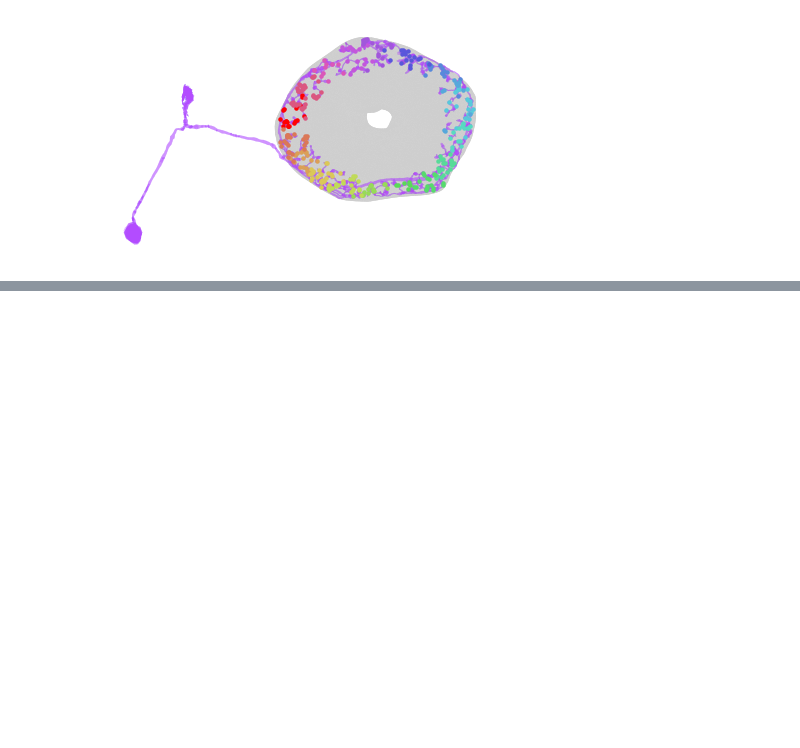
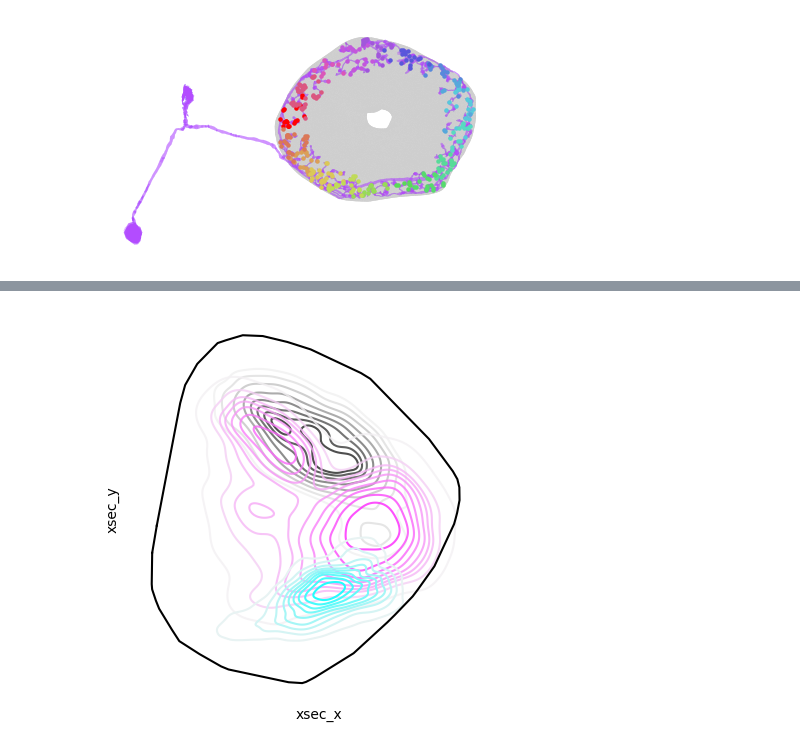
Before and after one commit to yfisher-lab/NeuromodPlasticity, a Jupyter notebook: NeuromodPlasticity/figures/connectomics/ring_synapse_visualization.ipynb, the cells around one changed output, grey strips where cells are left out. Saved outputs shown, nothing was run; the diff lists cells and outputs as text; code cells hidden in the pictures; blank space fills up the shorter version.

```diff
--- a/NeuromodPlasticity/figures/connectomics/ring_synapse_visualization.ipynb
+++ b/NeuromodPlasticity/figures/connectomics/ring_synapse_visualization.ipynb
@@ -363,0 +367,46 @@ fig.savefig(figfolder / 'epg_er_synapse_density_xsec.pdf')
+# %%
+# find epg - el synapses
+c = nmp.connectomics.npt_client()
+columnar_syn = neu.fetch_synapse_connections(neu.NeuronCriteria(type = ['EPG', 'PEG','PEN.*']), neu.NeuronCriteria(type = 'EL'), synapse_criteria=neu.SynapseCriteria(rois=('EB')))
+er_syn = neu.fetch_synapse_connections(neu.NeuronCriteria(type = ['ER4d', 'ER2.*','ER3.*', 'ER1.*']), neu.NeuronCriteria(type = 'EL'), synapse_criteria=neu.SynapseCriteria(rois=('EB')))
+er5_syn = neu.fetch_synapse_connections(neu.NeuronCriteria(type = ['ER5.*']), neu.NeuronCriteria(type = 'EL'), synapse_criteria=neu.SynapseCriteria(rois=('EB')))
+
+add_eb_coords(columnar_syn, ebcoords, type='pre')
+add_eb_coords(er_syn, ebcoords, type='post')
+add_eb_coords(er5_syn, ebcoords, type='pre')
+# add_eb_coords(er2_syn, ebcoords)
+# %%
+fig, ax= plt.subplots(figsize=(5, 5))
+
+magentas = sns.light_palette("magenta", as_cmap=True)
+cyans = sns.light_palette("cyan", as_cmap=True)
+
+sns.kdeplot(
+    data=columnar_syn, x="xsec_x", y="xsec_y", fill=False, ax=ax, cmap='Greys', alpha=.8
+)
+sns.kdeplot(
+    data=er_syn, x="xsec_x", y="xsec_y", fill=False, ax=ax, cmap=magentas, alpha=.8
+)
+sns.kdeplot(
+    data=er5_syn, x="xsec_x", y="xsec_y", fill=False, ax=ax, cmap=cyans, alpha=1.
+)
+
+
+r,p = ebcoords.eb_vertices_xsec['radius'], ebcoords.eb_vertices_xsec['phase']
+c = np.column_stack((r*np.cos(p), r*np.sin(p)))
+# c = np.column_stack((ebcoords.eb_vertices_circ['radius'], ebcoords.eb_vertices[:,2]))
+
+hull = sp.spatial.ConvexHull(c)
+hull_points = c[hull.vertices,:]
+
+ax.plot(hull_points[:,0], hull_points[:,1], color='black')
+ax.plot([hull_points[-1,0], hull_points[0,0]], [hull_points[-1,1], hull_points[0,1]], color='black')
+
+ax.set_xticks([])
+ax.set_yticks([])
+for b in ['top', 'right', 'left', 'bottom']:
+    ax.spines[b].set_visible(False)
+
+fig.savefig(figfolder / 'columnar_er_er5_synapse_density_xsec.pdf')
+# %% [output]
+[figure, added]
```
Also changed, not shown: parts of 7 cells of this notebook, 2 other files.
